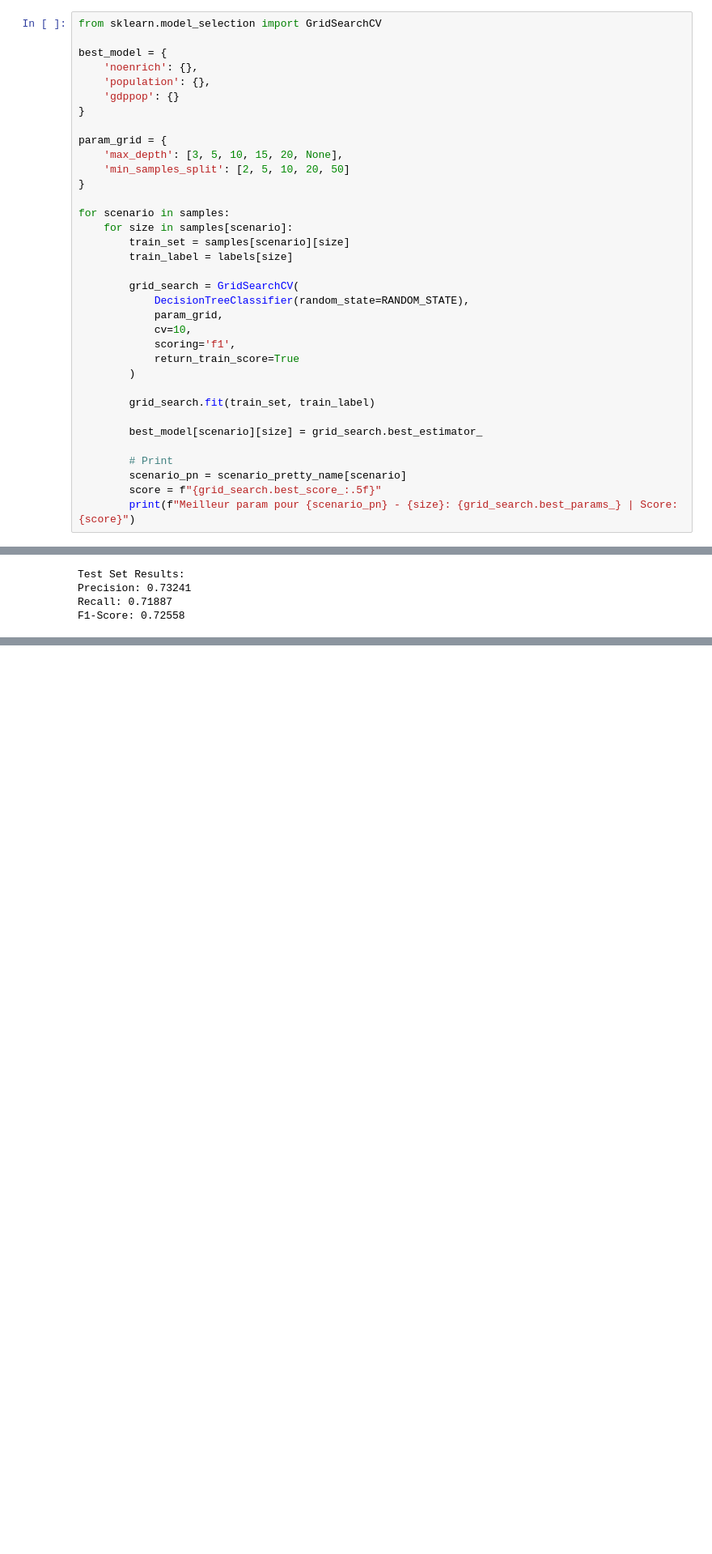
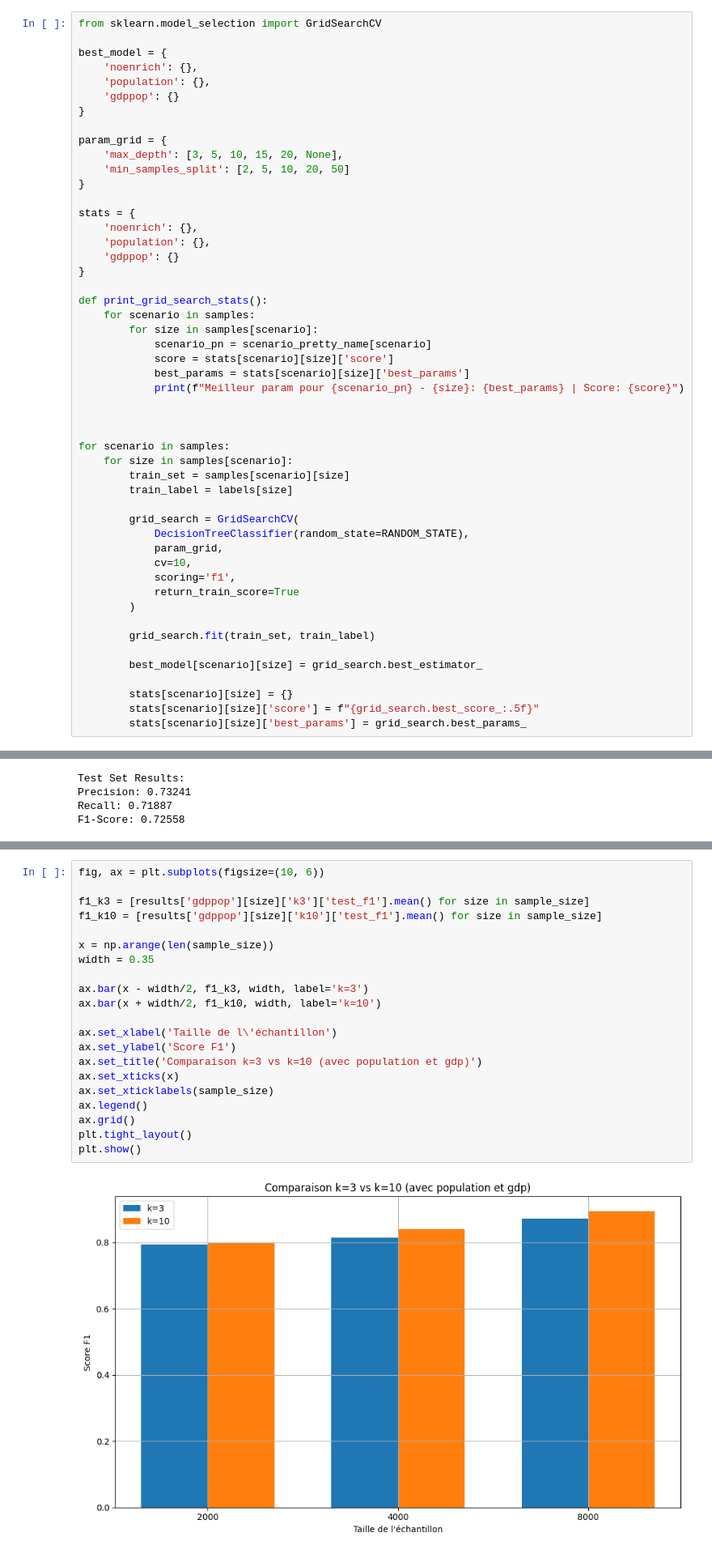
Before and after one commit to Ludovic-Potvin/devoir1-automatique, a Jupyter notebook: devoir2.ipynb, the cells around one changed output, grey strips where cells are left out. Shown at 81% size. Saved outputs shown, nothing was run; the diff lists cells and outputs as text; blank space fills up the shorter version.

Commit message:
add stats. Missing timing

```diff
--- a/devoir2.ipynb
+++ b/devoir2.ipynb
@@ -209,6 +212,22 @@ param_grid = {
     'max_depth': [3, 5, 10, 15, 20, None],
     'min_samples_split': [2, 5, 10, 20, 50]
 }
+
+stats = {
+    'noenrich': {},
+    'population': {},
+    'gdppop': {}
+}
+
+def print_grid_search_stats():
+    for scenario in samples:
+        for size in samples[scenario]:
+            scenario_pn = scenario_pretty_name[scenario]
+            score = stats[scenario][size]['score']
+            best_params = stats[scenario][size]['best_params']
+            print(f"Meilleur param pour {scenario_pn} - {size}: {best_params} | Score: {score}")
+
+
 
 for scenario in samples:
     for size in samples[scenario]:
@@ -227,7 +246,6 @@ for scenario in samples:
 
         best_model[scenario][size] = grid_search.best_estimator_
 
-        # Print
-        scenario_pn = scenario_pretty_name[scenario]
-        score = f"{grid_search.best_score_:.5f}"
-        print(f"Meilleur param pour {scenario_pn} - {size}: {grid_search.best_params_} | Score: {score}")
+        stats[scenario][size] = {}
+        stats[scenario][size]['score'] = f"{grid_search.best_score_:.5f}"
+        stats[scenario][size]['best_params'] = grid_search.best_params_
@@ -290,3 +322,26 @@ plt.tight_layout()
 plt.show()
 # %% [output]
 [figure]
+# %%
+fig, ax = plt.subplots(figsize=(10, 6))
+
+f1_k3 = [results['gdppop'][size]['k3']['test_f1'].mean() for size in sample_size]
+f1_k10 = [results['gdppop'][size]['k10']['test_f1'].mean() for size in sample_size]
+
+x = np.arange(len(sample_size))
+width = 0.35
+
+ax.bar(x - width/2, f1_k3, width, label='k=3')
+ax.bar(x + width/2, f1_k10, width, label='k=10')
+
+ax.set_xlabel('Taille de l\'échantillon')
+ax.set_ylabel('Score F1')
+ax.set_title('Comparaison k=3 vs k=10 (avec population et gdp)')
+ax.set_xticks(x)
+ax.set_xticklabels(sample_size)
+ax.legend()
+ax.grid()
+plt.tight_layout()
+plt.show()
+# %% [output]
+[figure, added]
```
Also changed, not shown: parts of 6 cells of this notebook.
